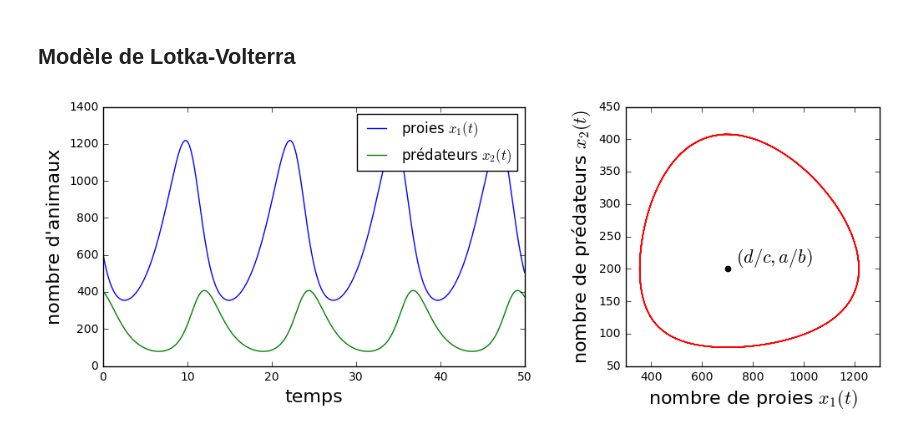
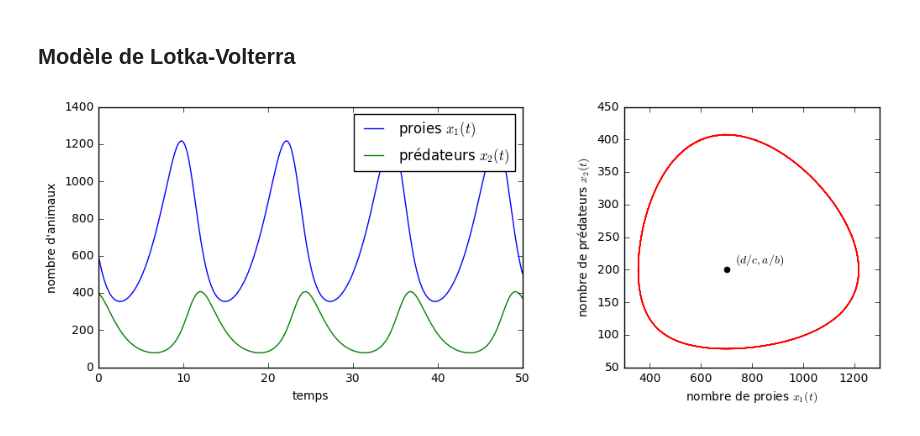
Before and after one commit to juliejj/systemes_dynamiques_agronomie, a Jupyter notebook: 1_premiers_modeles.ipynb, the cells around one changed output. Saved outputs shown, nothing was run; the diff lists cells and outputs as text; code cells hidden in the pictures.

```diff
--- a/1_premiers_modeles.ipynb
+++ b/1_premiers_modeles.ipynb
@@ -98,39 +151,21 @@ plt.show()
 # %%
-from scipy.integrate import odeint
-import matplotlib.gridspec as gridspec
-
-a, b, c, d = 0.4, 0.002, 0.001, 0.7
-def f(xy, t):
-    x, y = xy
-    return [a * x - b * x * y, c * x * y - d * y]
-
-xy0 = [600, 400]
-t = np.linspace(0, 50, 250)
-xy_t = odeint(f, xy0, t)
-
 fig = plt.subplots(1, 2, figsize=(12, 4))
 
 gs = gridspec.GridSpec(1, 2, width_ratios=[8.3, 5], wspace=0.3)
 
 ax0 = plt.subplot(gs[0])
 ax0.plot(t, xy_t[:,0], label=r"proies $x_1(t)$")
 ax0.plot(t, xy_t[:,1], label=r"prédateurs $x_2(t)$")
-ax0.set_xlabel("temps", fontsize=16)
-ax0.set_ylabel("nombre d'animaux", fontsize=16)
+ax0.set_xlabel("temps")
+ax0.set_ylabel("nombre d'animaux")
 ax0.legend()
 ax1 = plt.subplot(gs[1])
 ax1.plot(xy_t[:,0], xy_t[:,1], color="r")
-ax1.set_xlabel(r"nombre de proies $x_1(t)$", fontsize=16)
-ax1.set_ylabel(r"nombre de prédateurs $x_2(t)$", fontsize=16)
+ax1.set_xlabel(r"nombre de proies $x_1(t)$")
+ax1.set_ylabel(r"nombre de prédateurs $x_2(t)$")
 marker_style = dict(linestyle=':', markersize=10)
 ax1.plot([d/c], [a/b], marker='.', **marker_style, color="k")
-ax1.text(1.05*d/c, 1.05*a/b, r'$(d/c,a/b)$', fontsize=16)
-
-from matplotlib.backends.backend_pdf import PdfPages
-with PdfPages('1_edo_lv.pdf') as pdf:
-    pdf.savefig(bbox_inches='tight')
-    d = pdf.infodict()
-    d['Title'] = '1_edo_lv'
-    plt.show()
+ax1.text(1.05*d/c, 1.05*a/b, r'$(d/c,a/b)$')
+plt.show()
 # %% [output]
-[figure, old version]
+[figure, new version]
```
Also changed, not shown: parts of 8 cells of this notebook.
